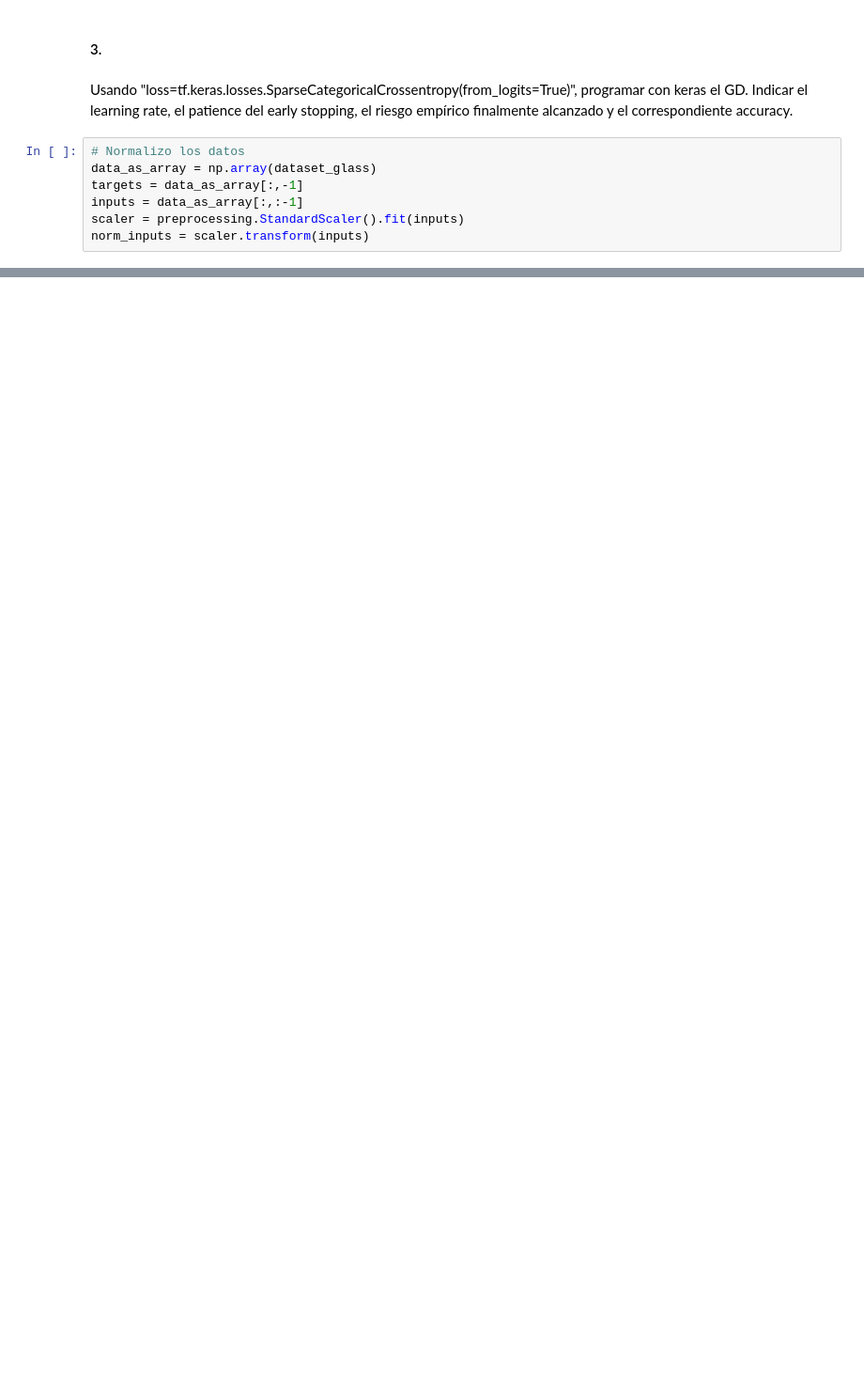
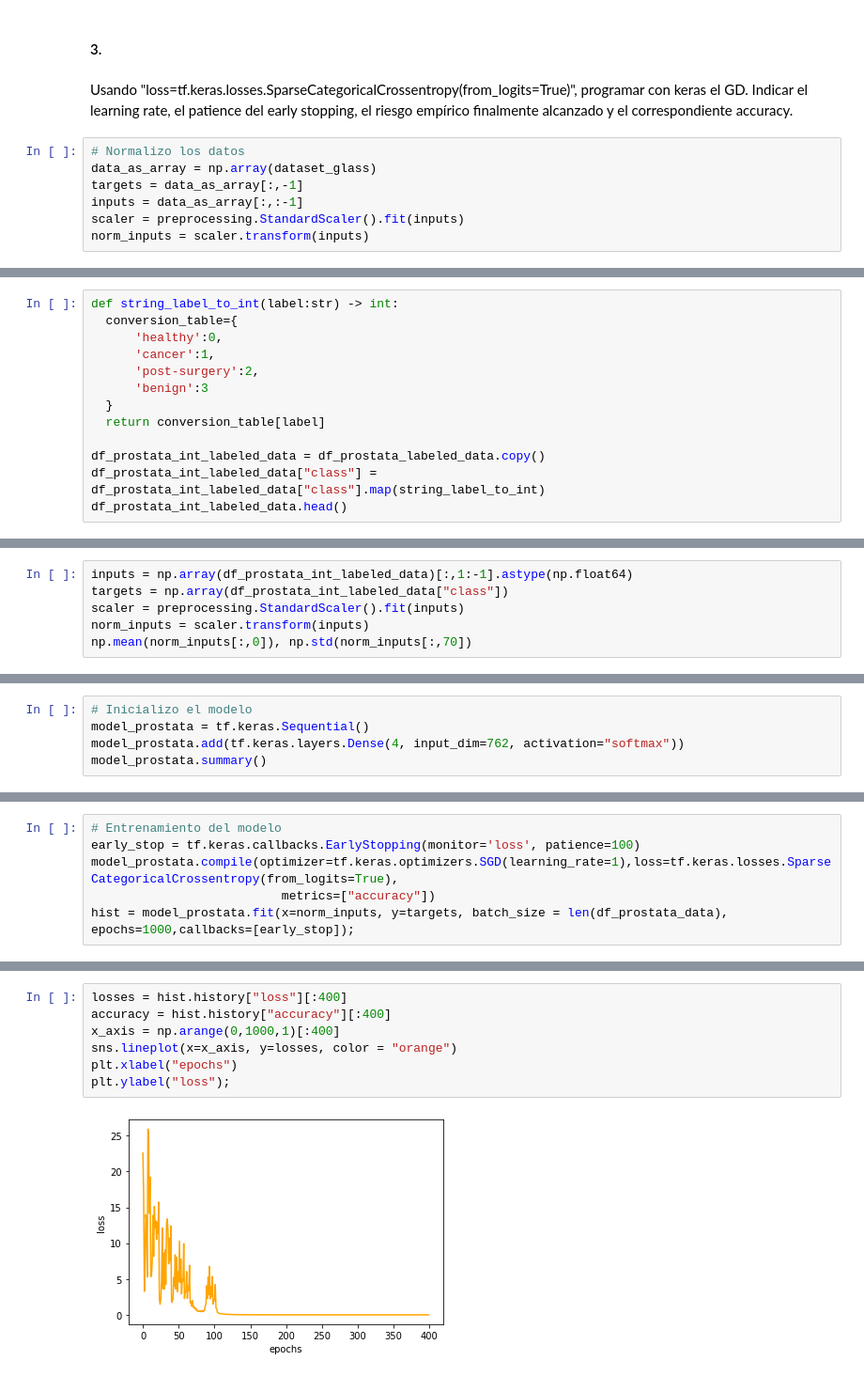
Before and after one commit to Nacho2904/CURSO-LEARNING1, a Jupyter notebook: regresion_logistica.ipynb, the cells around one changed output, grey strips where cells are left out. Shown at 94% size. Drawn from its saved outputs; the diff is of its cells as text; blank space fills up the shorter version.

```diff
--- a/regresion_logistica.ipynb
+++ b/regresion_logistica.ipynb
@@ -234,0 +316,13 @@ Epoch 2/1000
+# %%
+def string_label_to_int(label:str) -> int:
+  conversion_table={
+      'healthy':0,
+      'cancer':1,
+      'post-surgery':2,
+      'benign':3
+  }
+  return conversion_table[label]
+
+df_prostata_int_labeled_data = df_prostata_labeled_data.copy()
+df_prostata_int_labeled_data["class"] = df_prostata_int_labeled_data["class"].map(string_label_to_int)
+df_prostata_int_labeled_data.head()
@@ -234,0 +354,6 @@ Epoch 2/1000
+# %%
+inputs = np.array(df_prostata_int_labeled_data)[:,1:-1].astype(np.float64)
+targets = np.array(df_prostata_int_labeled_data["class"])
+scaler = preprocessing.StandardScaler().fit(inputs)
+norm_inputs = scaler.transform(inputs)
+np.mean(norm_inputs[:,0]), np.std(norm_inputs[:,70])
@@ -234,0 +366,5 @@ Epoch 2/1000
+# %%
+# Inicializo el modelo
+model_prostata = tf.keras.Sequential()
+model_prostata.add(tf.keras.layers.Dense(4, input_dim=762, activation="softmax"))
+model_prostata.summary()
@@ -234,0 +383,6 @@ Epoch 2/1000
+# %%
+# Entrenamiento del modelo
+early_stop = tf.keras.callbacks.EarlyStopping(monitor='loss', patience=100)
+model_prostata.compile(optimizer=tf.keras.optimizers.SGD(learning_rate=1),loss=tf.keras.losses.SparseCategoricalCrossentropy(from_logits=True),
+                          metrics=["accuracy"])
+hist = model_prostata.fit(x=norm_inputs, y=targets, batch_size = len(df_prostata_data), epochs=1000,callbacks=[early_stop]);
@@ -234,0 +412,9 @@ Epoch 2/1000
+# %%
+losses = hist.history["loss"][:400]
+accuracy = hist.history["accuracy"][:400]
+x_axis = np.arange(0,1000,1)[:400]
+sns.lineplot(x=x_axis, y=losses, color = "orange")
+plt.xlabel("epochs")
+plt.ylabel("loss");
+# %% [output]
+[figure, added]
```
Also changed, not shown: parts of 33 cells of this notebook.
